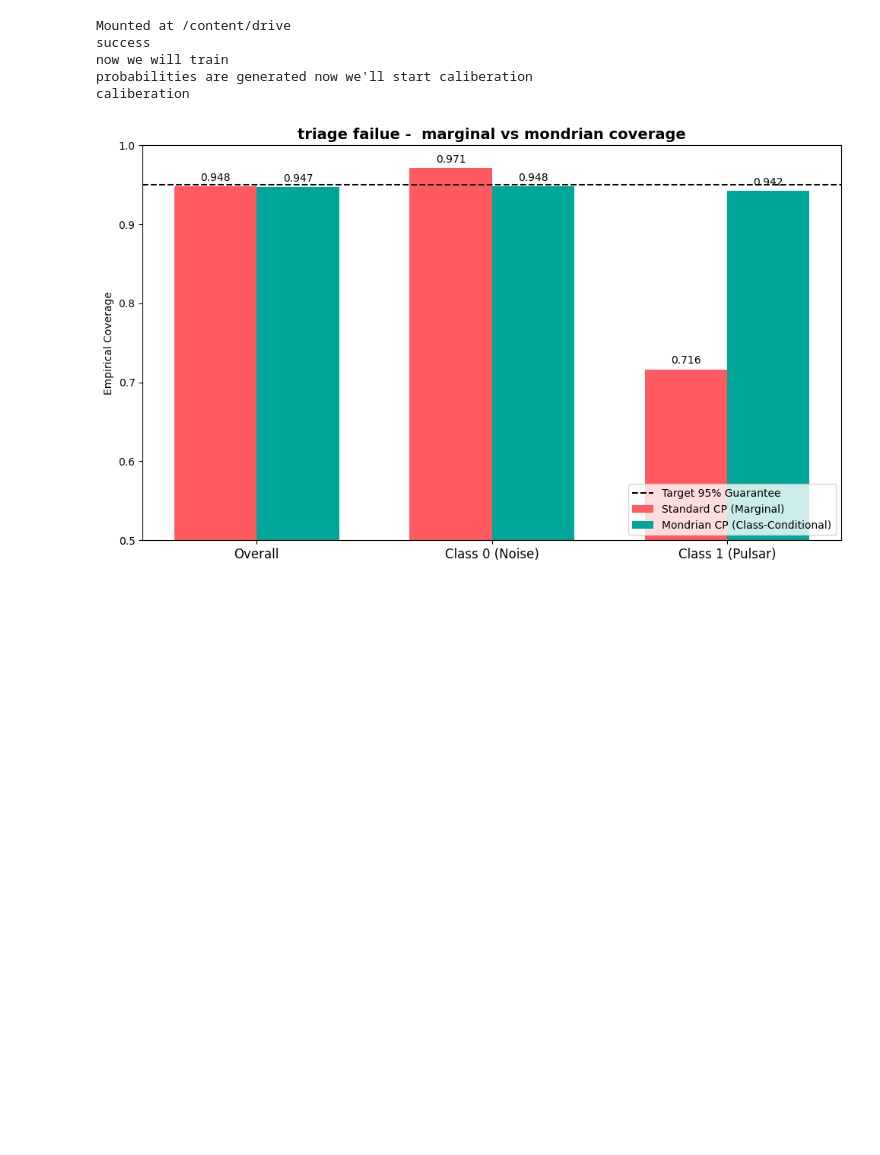
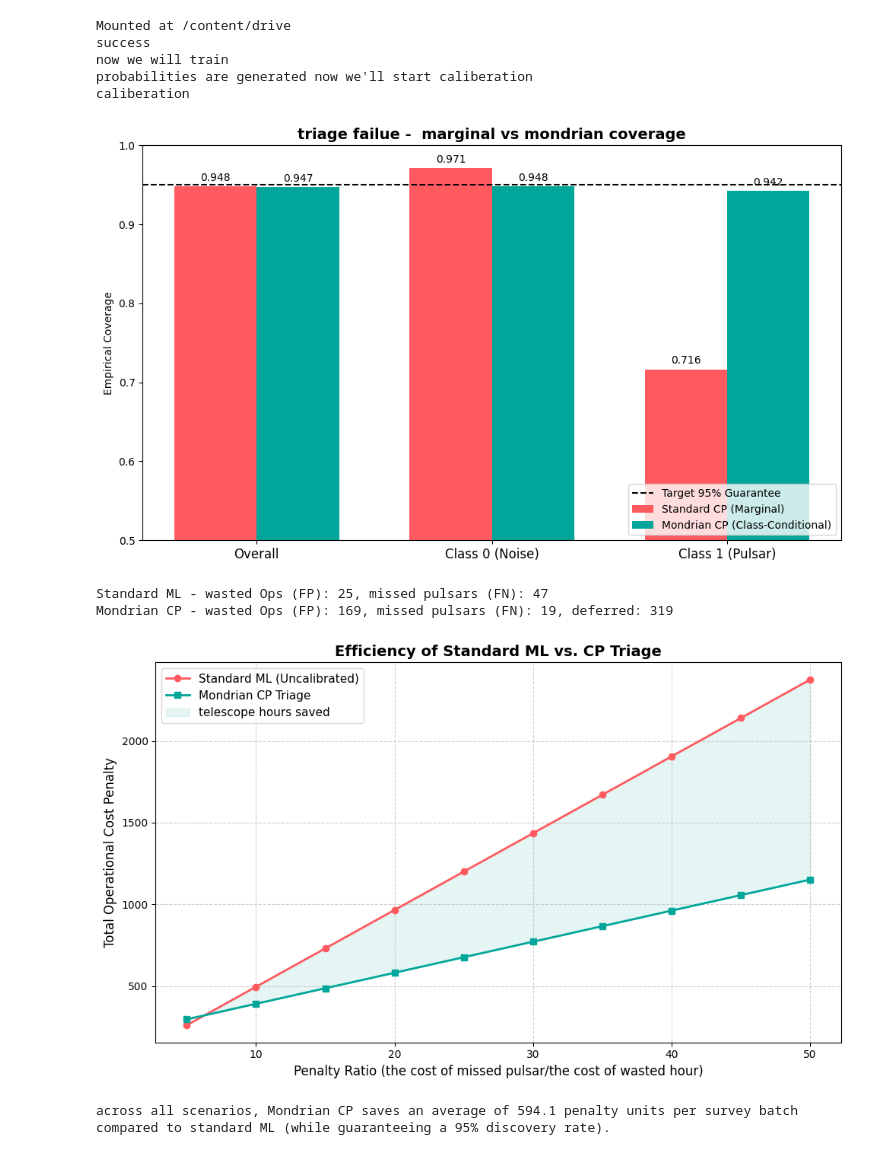
Before and after one commit to Not-kh-lily-23/pulsar-conformal-triage, a Jupyter notebook: main_triage_pipeline.ipynb, the cells around one changed output. Drawn from its saved outputs; the diff is of its cells as text; code cells hidden in the pictures; blank space fills up the shorter version.

```diff
--- a/main_triage_pipeline.ipynb
+++ b/main_triage_pipeline.ipynb
@@ -48,30 +48,84 @@ mdr_cov_0=np.mean(tstc[y_test==0]<=q_0)
 mdr_cov_1=np.mean(tstc[y_test==1]<=q_1)
 mdr_cov_overall=np.mean(tstc<=np.where(y_test==0,q_0,q_1))
 labels=['Overall','Class 0 (Noise)','Class 1 (Pulsar)']
 marg_bars=[marg_cov_overall,marg_cov_0,marg_cov_1]
 mdr_bars=[mdr_cov_overall,mdr_cov_0,mdr_cov_1]
 x=np.arange(len(labels))
 width=0.35
 fig,ax=plt.subplots(figsize=(10, 6))
 rects1=ax.bar(x-width/2,marg_bars,width,label='Standard CP (Marginal)',color='#ff5a5f')
 rects2=ax.bar(x+width/2,mdr_bars,width,label='Mondrian CP (Class-Conditional)',color='#00a699')
 ax.axhline(y=0.95,color='black',linestyle='--',label='Target 95% Guarantee')
 ax.set_ylabel('Empirical Coverage')
 ax.set_title('triage failue -  marginal vs mondrian coverage',fontsize=14,fontweight='bold')
 ax.set_xticks(x)
 ax.set_xticklabels(labels,fontsize=12)
 ax.set_ylim(0.5,1.0)
 ax.legend(loc='lower right')
 for rect in rects1 + rects2:
     height=rect.get_height()
     ax.annotate(f'{height:.3f}',xy=(rect.get_x()+rect.get_width()/2,height),
                 xytext=(0, 3),textcoords="offset points",ha='center',va='bottom',fontsize=10)
 plt.tight_layout()
 plt.show()
+def gen_predsets(test_probs,q_0,q_1):
+    inc_0=(1-test_probs[:,0])<=q_0
+    inc_1=(1-test_probs[:,1])<=q_1
+    labels=[]
+    for i0, i1 in zip(inc_0,inc_1):
+        if i0 and not i1:
+            labels.append("discard (definitive noise)")
+        elif not i0 and i1:
+            labels.append("telescope (definitive pulsar)")
+        elif i0 and i1:
+            labels.append("defer (ambiguous)")
+        else:
+            labels.append("anomaly (empty set)")
+    return np.array(labels)
+triage_des=gen_predsets(test_probs,q_0,q_1)
+rdf=pd.DataFrame({
+    'true_label':y_test.values,
+    'prob_pulsar':test_probs[:, 1],
+    'triage_decision':triage_des
+})
+standard_preds=(test_probs[:,1]>=0.5).astype(int)
+std_fp=np.sum((standard_preds==1)&(y_test==0))
+std_fn=np.sum((standard_preds==0)&(y_test==1))
+cp_fp=np.sum((rdf['triage_decision']=="telescope (definitive pulsar)")&(rdf['true_label']==0))
+cp_fn=np.sum((rdf['triage_decision']=="discard (definitive noise)")&(rdf['true_label']==1))
+cp_deferrals=np.sum(rdf['triage_decision']=="defer (ambiguous)")
+print(f"Standard ML - wasted Ops (FP): {std_fp}, missed pulsars (FN): {std_fn}")
+print(f"Mondrian CP - wasted Ops (FP): {cp_fp}, missed pulsars (FN): {cp_fn}, deferred: {cp_deferrals}")
+cost_ratios=np.arange(5,51,5)
+std_costs=[]
+cp_costs=[]
+cost_per_deferral=0.1
+for cr in cost_ratios:
+    cost_std=(std_fp*1)+(std_fn*cr)
+    cost_cp=(cp_fp*1)+(cp_fn*cr)+(cp_deferrals*cost_per_deferral)
+    std_costs.append(cost_std)
+    cp_costs.append(cost_cp)
+fig, ax=plt.subplots(figsize=(10,6))
+ax.plot(cost_ratios,std_costs,marker='o',label='Standard ML (Uncalibrated)',color='#ff5a5f',linewidth=2)
+ax.plot(cost_ratios,cp_costs,marker='s',label='Mondrian CP Triage',color='#00a699',linewidth=2)
+ax.fill_between(cost_ratios,std_costs,cp_costs,where=(np.array(std_costs)>np.array(cp_costs)),interpolate=True,color='#00a699',alpha=0.1,label='telescope hours saved')
+ax.set_xlabel('Penalty Ratio (the cost of missed pulsar/the cost of wasted hour)', fontsize=12)
+ax.set_ylabel('Total Operational Cost Penalty',fontsize=12)
+ax.set_title('Efficiency of Standard ML vs. CP Triage', fontsize=14, fontweight='bold')
+ax.legend(fontsize=11)
+ax.grid(True,linestyle='--',alpha=0.6)
+plt.tight_layout()
+plt.show()
+avg_savings=np.mean(np.array(std_costs)-np.array(cp_costs))
+print(f"across all scenarios, Mondrian CP saves an average of {avg_savings:.1f} penalty units per survey batch compared to standard ML (while guaranteeing a 95% discovery rate).")
 # %% [output]
 Mounted at /content/drive
 success
 now we will train
 probabilities are generated now we'll start caliberation
 caliberation
 [figure]
+Standard ML - wasted Ops (FP): 25, missed pulsars (FN): 47
+Mondrian CP - wasted Ops (FP): 169, missed pulsars (FN): 19, deferred: 319
+[figure, added]
+across all scenarios, Mondrian CP saves an average of 594.1 penalty units per survey batch compared to standard ML (while guaranteeing a 95% discovery rate).
```
